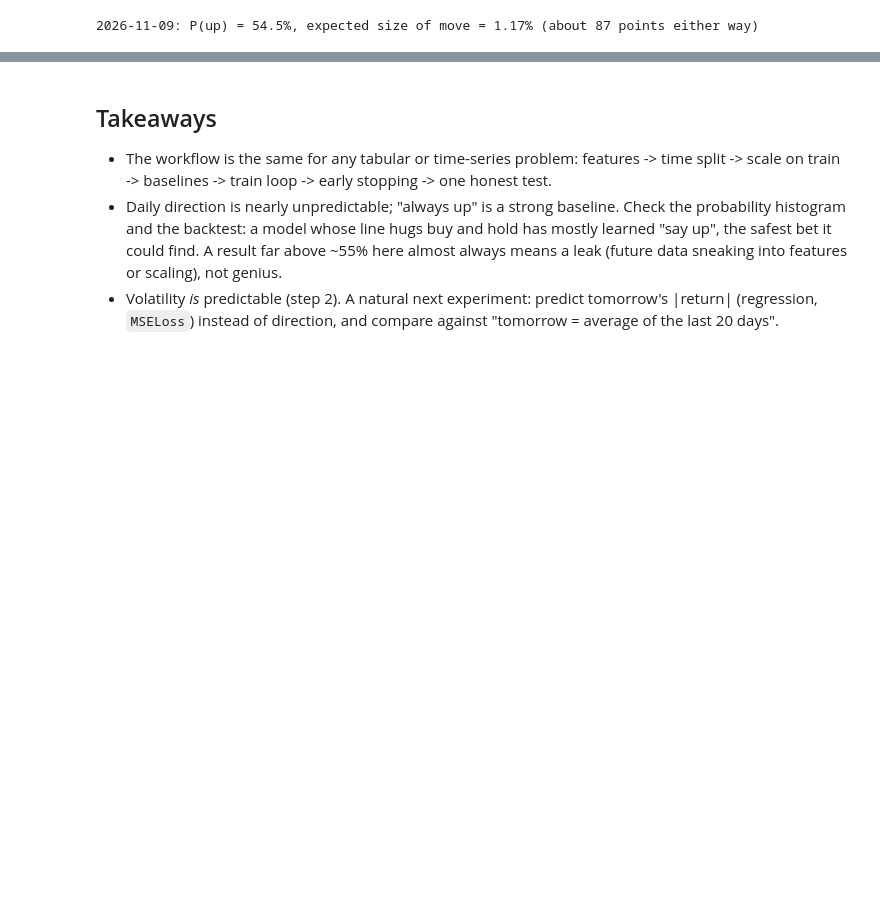
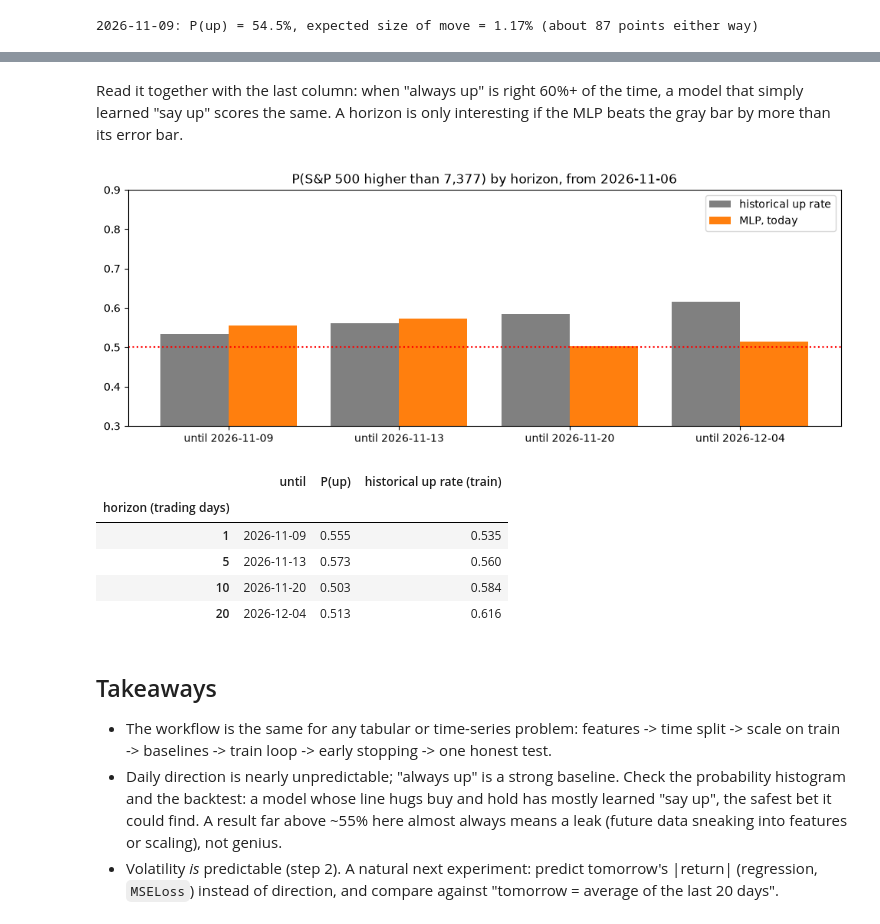
Before and after one commit to zaxovaiko/machine-learning, a Jupyter notebook: neural_networks/market_direction/market_direction.ipynb, the cells around one changed output, grey strips where cells are left out. Drawn from its saved outputs; the diff is of its cells as text; code cells hidden in the pictures; blank space fills up the shorter version.

```diff
--- a/neural_networks/market_direction/market_direction.ipynb
+++ b/neural_networks/market_direction/market_direction.ipynb
@@ -843,3 +940,35 @@ print(f"{next_day.date()}: P(up) = {p_up:.1%}, expected size of move = {move:.2%
+# %% [markdown]
+Read it together with the last column: when "always up" is right 60%+ of the time, a model that simply learned
+"say up" scores the same. A horizon is only interesting if the MLP beats the gray bar by more than its error bar.
+# %%
+forecast_h = pd.DataFrame(
+    {
+        "until": [(sp.index[-1] + pd.offsets.BDay(h)).date() for h in HORIZONS],  # ignores holidays
+        "P(up)": [results[h]["p_latest"] for h in HORIZONS],
+        "historical up rate (train)": [results[h]["train_up"] for h in HORIZONS],
+    },
+    index=pd.Index(HORIZONS, name="horizon (trading days)"),
+)
+
+x = np.arange(len(HORIZONS))
+fig, ax = plt.subplots()
+ax.bar(x - 0.2, forecast_h["historical up rate (train)"], 0.4, color="gray", label="historical up rate")
+ax.bar(x + 0.2, forecast_h["P(up)"], 0.4, color="C1", label="MLP, today")
+ax.axhline(0.5, color="red", ls=":")
+ax.set_xticks(x, [f"until {d}" for d in forecast_h["until"]])
+ax.set_ylim(0.3, 0.9)
+ax.set_title(f"P(S&P 500 higher than {sp['Close'].iloc[-1]:,.0f}) by horizon, from {sp.index[-1].date()}")
+ax.legend()
+plt.show()
+forecast_h.round(3)
+# %% [output]
+[figure, added]
+|  | until | P(up) | historical up rate (train) |
+| horizon (trading days) |  |  |  |
+| 1 | 2026-11-09 | 0.555 | 0.535 |
+| 5 | 2026-11-13 | 0.573 | 0.560 |
+| 10 | 2026-11-20 | 0.503 | 0.584 |
+| 20 | 2026-12-04 | 0.513 | 0.616 |
 # %% [markdown]
 ## Takeaways
 
```
Also changed, not shown: parts of 3 cells of this notebook.
